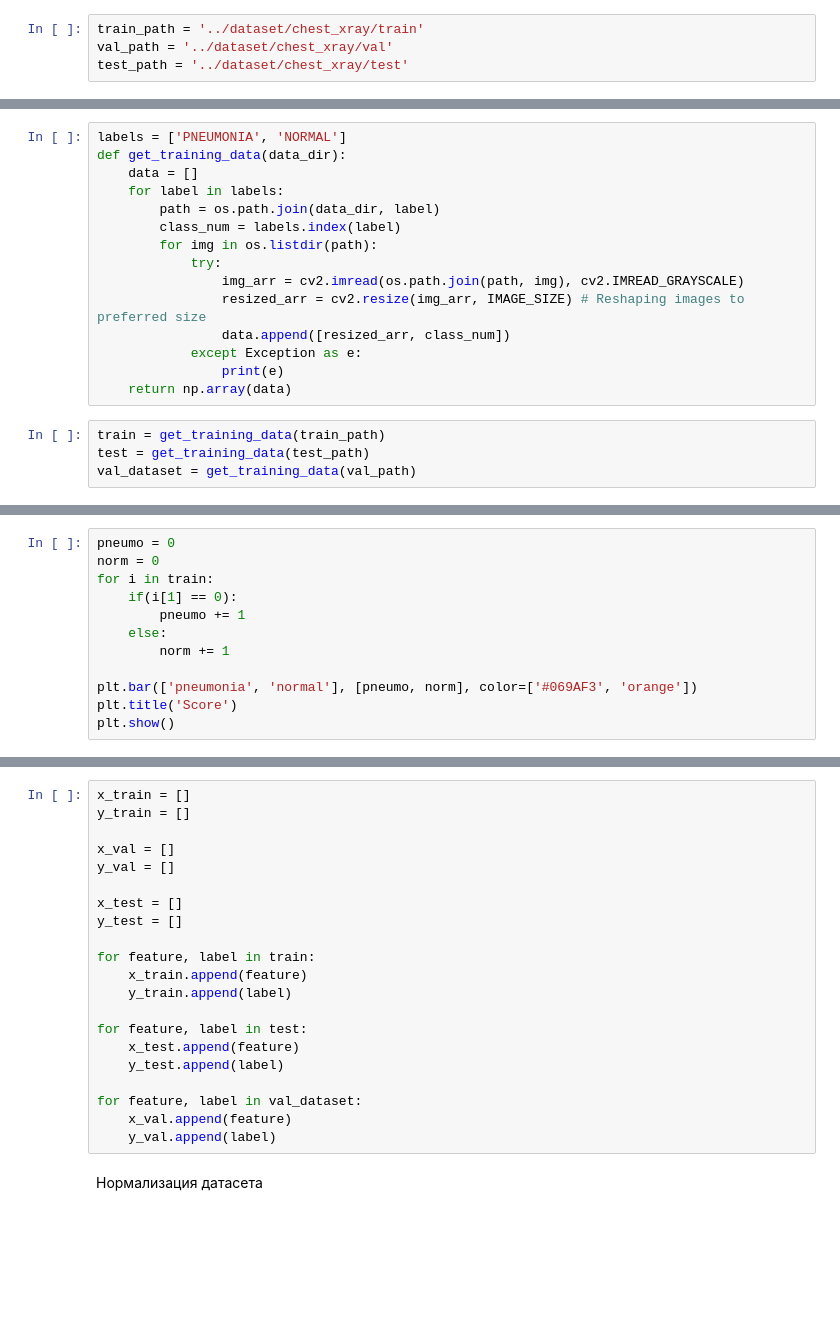
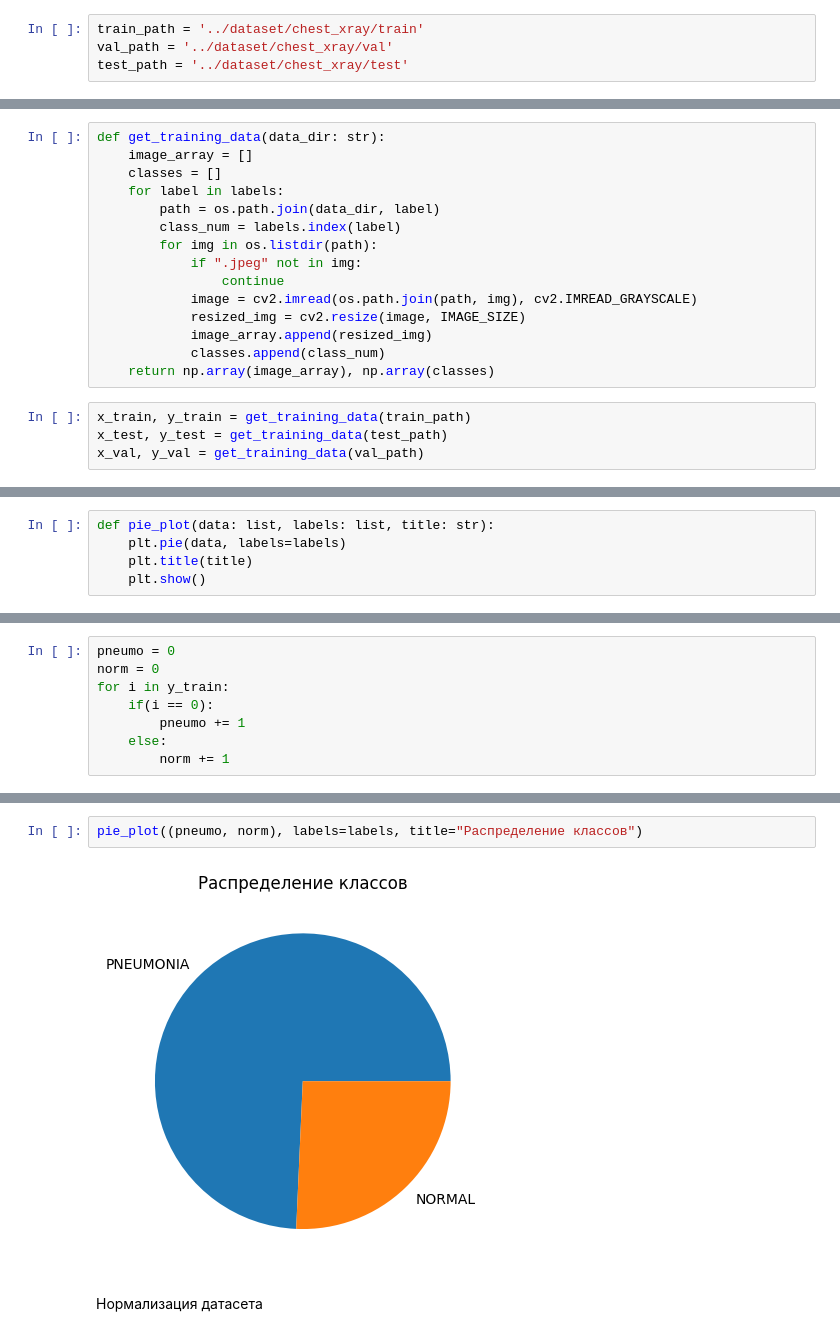
Before and after one commit to makarty/pneumonia-detection, a Jupyter notebook: notebooks/main.ipynb, the cells around one changed output, grey strips where cells are left out. Drawn from its saved outputs; the diff is of its cells as text; blank space fills up the shorter version.

```diff
--- a/notebooks/main.ipynb
+++ b/notebooks/main.ipynb
@@ -26,19 +49,19 @@ test_path = '../dataset/chest_xray/test'
 # %%
-labels = ['PNEUMONIA', 'NORMAL']
-def get_training_data(data_dir):
-    data = []
+def get_training_data(data_dir: str):
+    image_array = []
+    classes = []
     for label in labels:
         path = os.path.join(data_dir, label)
         class_num = labels.index(label)
         for img in os.listdir(path):
-            try:
-                img_arr = cv2.imread(os.path.join(path, img), cv2.IMREAD_GRAYSCALE)
-                resized_arr = cv2.resize(img_arr, IMAGE_SIZE) # Reshaping images to preferred size
-                data.append([resized_arr, class_num])
-            except Exception as e:
-                print(e)
-    return np.array(data)
+            if ".jpeg" not in img:
+                continue
+            image = cv2.imread(os.path.join(path, img), cv2.IMREAD_GRAYSCALE)
+            resized_img = cv2.resize(image, IMAGE_SIZE)
+            image_array.append(resized_img)
+            classes.append(class_num)
+    return np.array(image_array), np.array(classes)
 # %%
-train = get_training_data(train_path)
-test = get_training_data(test_path)
-val_dataset = get_training_data(val_path)
+x_train, y_train = get_training_data(train_path)
+x_test, y_test = get_training_data(test_path)
+x_val, y_val = get_training_data(val_path)
@@ -51,0 +70,5 @@ OpenCV(4.7.0) D:\a\opencv-python\opencv-python\opencv\modules\imgproc\src\resize
+# %%
+def pie_plot(data: list, labels: list, title: str):
+    plt.pie(data, labels=labels)
+    plt.title(title)
+    plt.show()
@@ -52,12 +80,8 @@ OpenCV(4.7.0) D:\a\opencv-python\opencv-python\opencv\modules\imgproc\src\resize
 # %%
 pneumo = 0
 norm = 0
-for i in train:
-    if(i[1] == 0):
+for i in y_train:
+    if(i == 0):
         pneumo += 1
     else:
         norm += 1
-
-plt.bar(['pneumonia', 'normal'], [pneumo, norm], color=['#069AF3', 'orange'])
-plt.title('Score')
-plt.show()
@@ -66,24 +88,7 @@ plt.show()
-# %%
-x_train = []
-y_train = []
-
-x_val = []
-y_val = []
-
-x_test = []
-y_test = []
-
-for feature, label in train:
-    x_train.append(feature)
-    y_train.append(label)
-
-for feature, label in test:
-    x_test.append(feature)
-    y_test.append(label)
-
-for feature, label in val_dataset:
-    x_val.append(feature)
-    y_val.append(label)
+# %%
+pie_plot((pneumo, norm), labels=labels, title="Распределение классов")
+# %% [output]
+[figure, added]
 # %% [markdown]
 Нормализация датасета
 # %%
```
Also changed, not shown: parts of 24 cells of this notebook, 1 other file.
